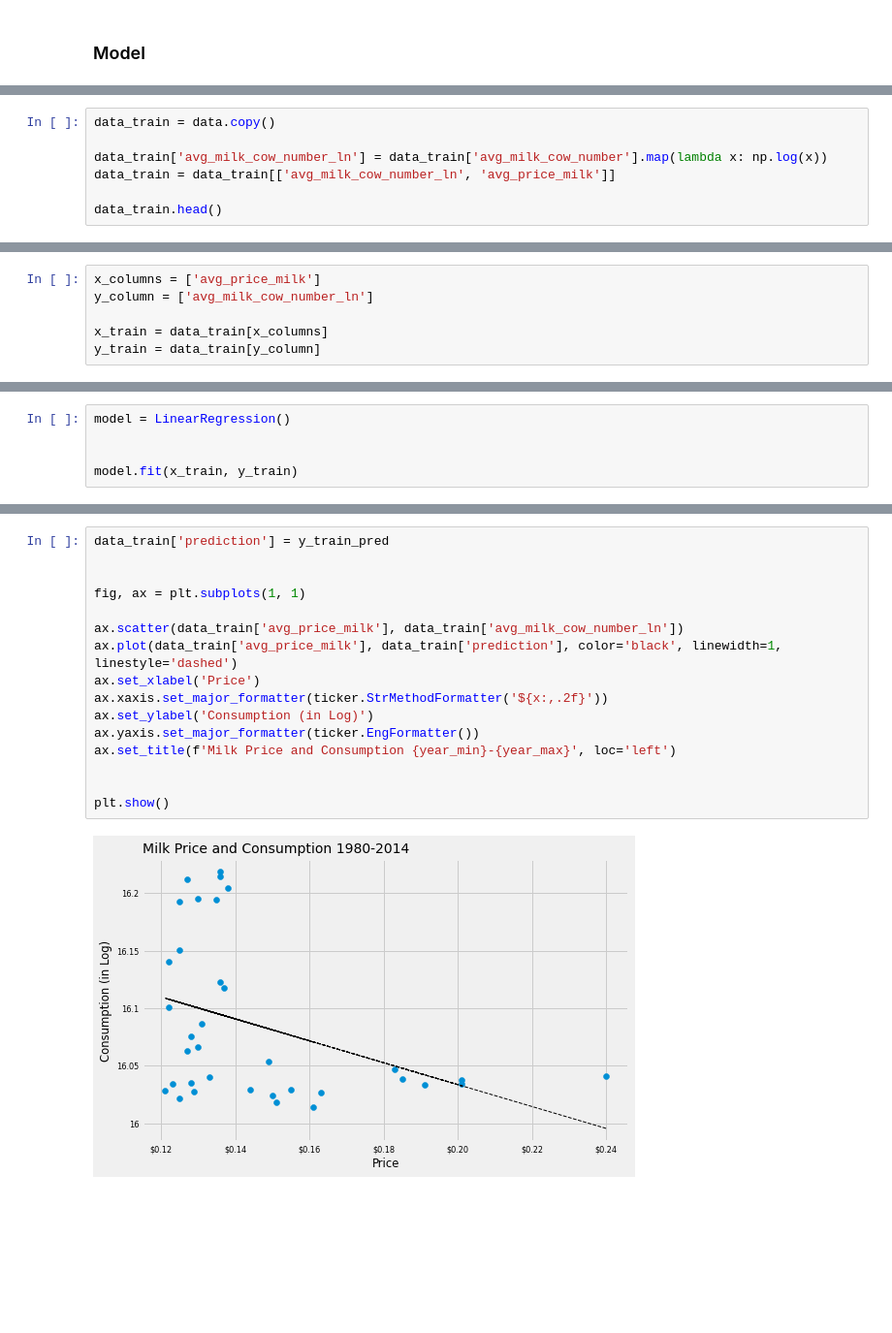
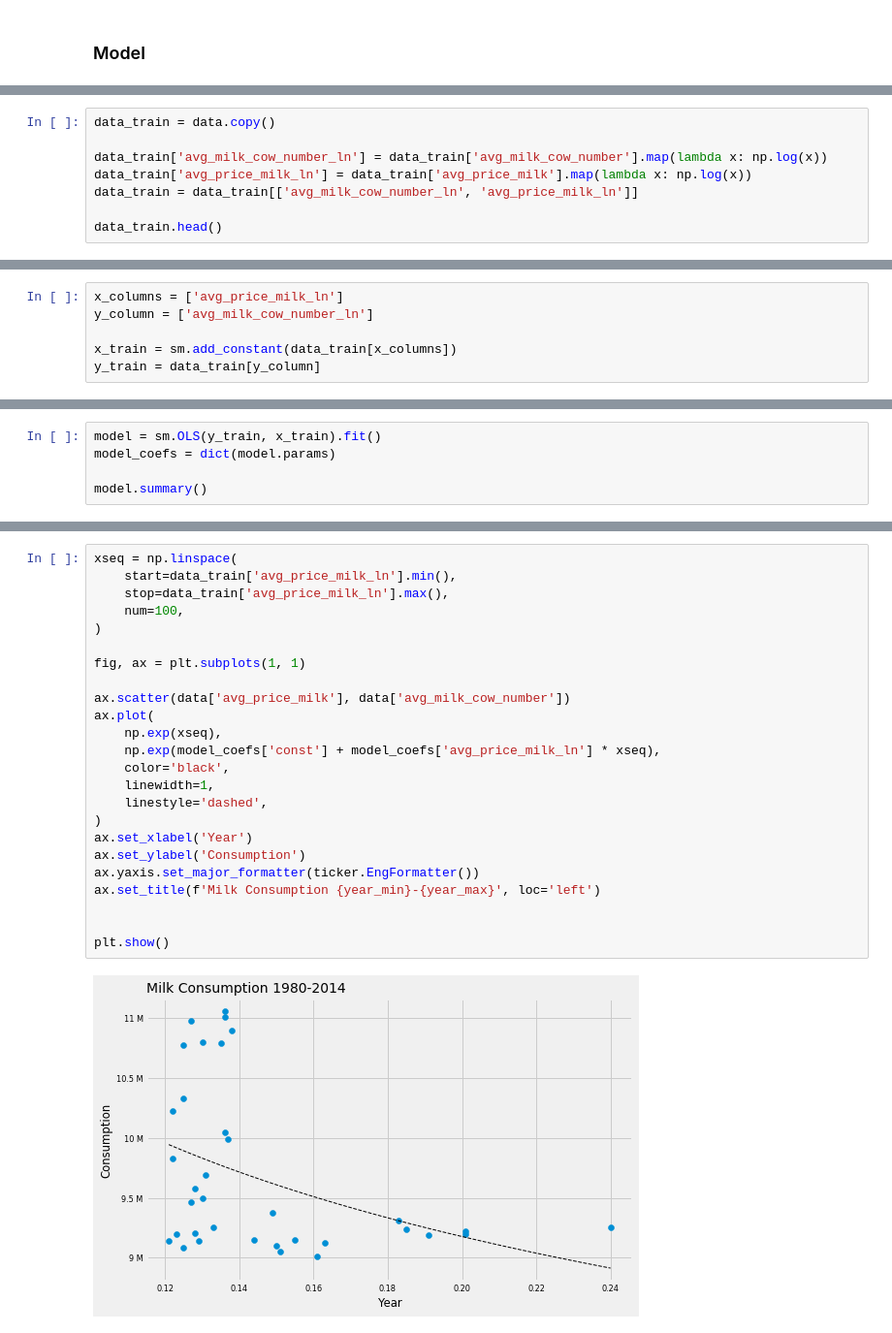
Before and after one commit to bagasbgy/tidytuesday, a Jupyter notebook: 2019-01-29/notebooks/main.ipynb, the cells around one changed output, grey strips where cells are left out. Shown at 97% size. Cells and saved outputs as stored; diff of their text form; blank space fills up the shorter version.

```diff
--- a/2019-01-29/notebooks/main.ipynb
+++ b/2019-01-29/notebooks/main.ipynb
@@ -130,7 +169,8 @@ plt.show()
 data_train = data.copy()
 
 data_train['avg_milk_cow_number_ln'] = data_train['avg_milk_cow_number'].map(lambda x: np.log(x))
-data_train = data_train[['avg_milk_cow_number_ln', 'avg_price_milk']]
+data_train['avg_price_milk_ln'] = data_train['avg_price_milk'].map(lambda x: np.log(x))
+data_train = data_train[['avg_milk_cow_number_ln', 'avg_price_milk_ln']]
 
 data_train.head()
 # %% [output]
@@ -143,7 +183,7 @@ data_train.head()
 # %%
-x_columns = ['avg_price_milk']
+x_columns = ['avg_price_milk_ln']
 y_column = ['avg_milk_cow_number_ln']
 
-x_train = data_train[x_columns]
+x_train = sm.add_constant(data_train[x_columns])
 y_train = data_train[y_column]
 # %% [markdown]
@@ -151,5 +190,0 @@ y_train = data_train[y_column]
-# %%
-model = LinearRegression()
-
-
-model.fit(x_train, y_train)
@@ -157,0 +191,5 @@ LinearRegression()
+# %%
+model = sm.OLS(y_train, x_train).fit()
+model_coefs = dict(model.params)
+
+model.summary()
@@ -168,18 +227,26 @@ error
 # %%
-data_train['prediction'] = y_train_pred
-
+xseq = np.linspace(
+    start=data_train['avg_price_milk_ln'].min(),
+    stop=data_train['avg_price_milk_ln'].max(),
+    num=100,
+)
 
 fig, ax = plt.subplots(1, 1)
 
-ax.scatter(data_train['avg_price_milk'], data_train['avg_milk_cow_number_ln'])
-ax.plot(data_train['avg_price_milk'], data_train['prediction'], color='black', linewidth=1, linestyle='dashed')
-ax.set_xlabel('Price')
-ax.xaxis.set_major_formatter(ticker.StrMethodFormatter('${x:,.2f}'))
-ax.set_ylabel('Consumption (in Log)')
+ax.scatter(data['avg_price_milk'], data['avg_milk_cow_number'])
+ax.plot(
+    np.exp(xseq),
+    np.exp(model_coefs['const'] + model_coefs['avg_price_milk_ln'] * xseq),
+    color='black',
+    linewidth=1,
+    linestyle='dashed',
+)
+ax.set_xlabel('Year')
+ax.set_ylabel('Consumption')
 ax.yaxis.set_major_formatter(ticker.EngFormatter())
-ax.set_title(f'Milk Price and Consumption {year_min}-{year_max}', loc='left')
+ax.set_title(f'Milk Consumption {year_min}-{year_max}', loc='left')
 
 
 plt.show()
 # %% [output]
-[figure, old version]
+[figure, new version]
```
Also changed, not shown: parts of 24 cells of this notebook, 1 other file.
